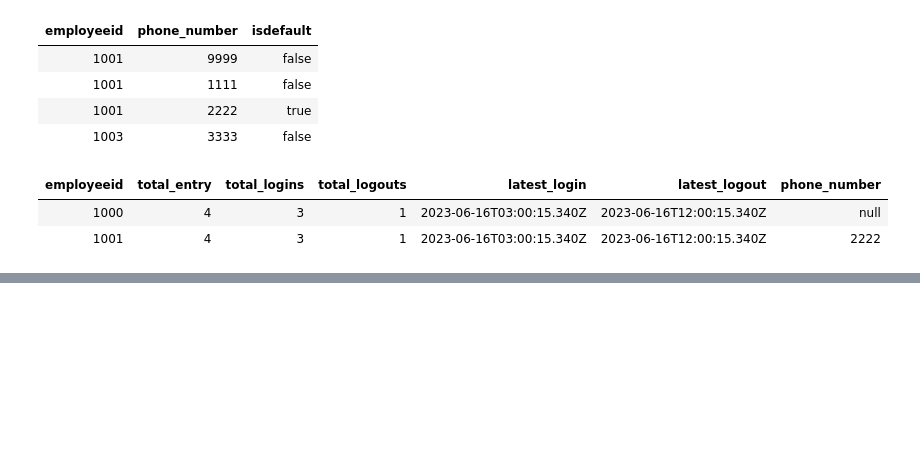
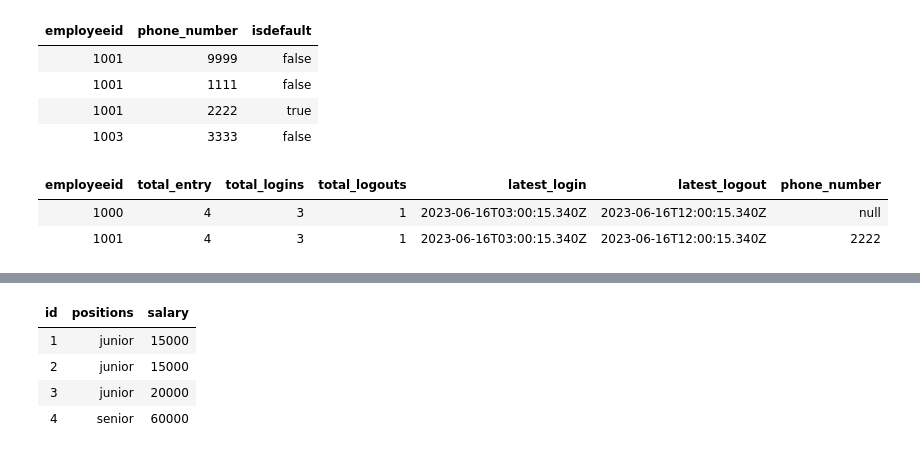
Before and after one commit to Rupam-1/SQL-Pyspark-practise_youtube, a Jupyter notebook: 07. PYSPARK - Part4.ipynb, the cells around one changed output, grey strips where cells are left out. Saved outputs shown, nothing was run; the diff lists cells and outputs as text; code cells hidden in the pictures; blank space fills up the shorter version.

```diff
--- a/07. PYSPARK - Part4.ipynb
+++ b/07. PYSPARK - Part4.ipynb
@@ -536,0 +544,53 @@ df.display()
+# %%
+from pyspark.sql.types import *
+
+schema = StructType([
+    StructField("id", IntegerType(), False),
+    StructField("positions", StringType(), False),
+    StructField("salary", IntegerType(), False)
+])
+
+# Test Case 1
+# data = [
+#     (1, "junior", 5000),
+#     (2, "junior", 7000),
+#     (3, "junior", 7000),
+#     (4, "senior", 10000),
+#     (5, "senior", 30000),
+#     (6, "senior", 20000)
+# ]
+
+# Test Case 2 - Commented out
+# data = [
+#     (20, "junior", 10000),
+#     (30, "senior", 15000),
+#     (40, "senior", 30000)
+# ]
+
+# Test Case 3 - Commented out
+data = [
+    (1, "junior", 15000),
+    (2, "junior", 15000),
+    (3, "junior", 20000),
+    (4, "senior", 60000)
+]
+
+# Test Case 4 - Active
+# data = [
+#     (10, "junior", 10000),
+#     (40, "junior", 10000),
+#     (20, "senior", 15000),
+#     (30, "senior", 30000),
+#     (50, "senior", 15000)
+# ]
+
+candidates_df = spark.createDataFrame(data, schema)
+candidates_df.write.mode("Overwrite").option("overwriteSchema", "true").saveAsTable("candidates")
+
+candidates_df.display()
+# %% [output]
+| id | positions | salary |
+| 1 | junior | 15000 |
+| 2 | junior | 15000 |
+| 3 | junior | 20000 |
+| 4 | senior | 60000 |
```
Also changed, not shown: parts of 2 cells of this notebook, 1 other file.
